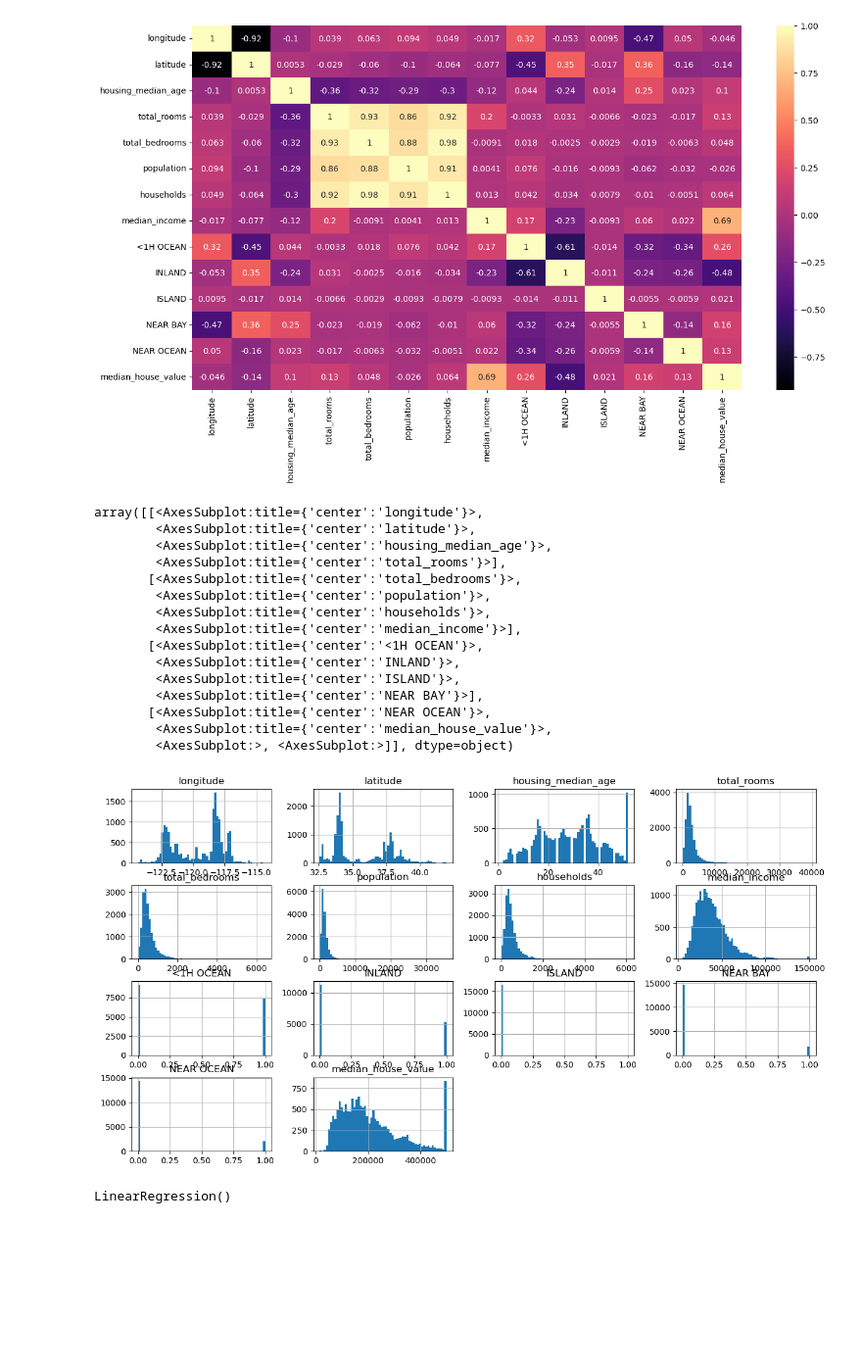
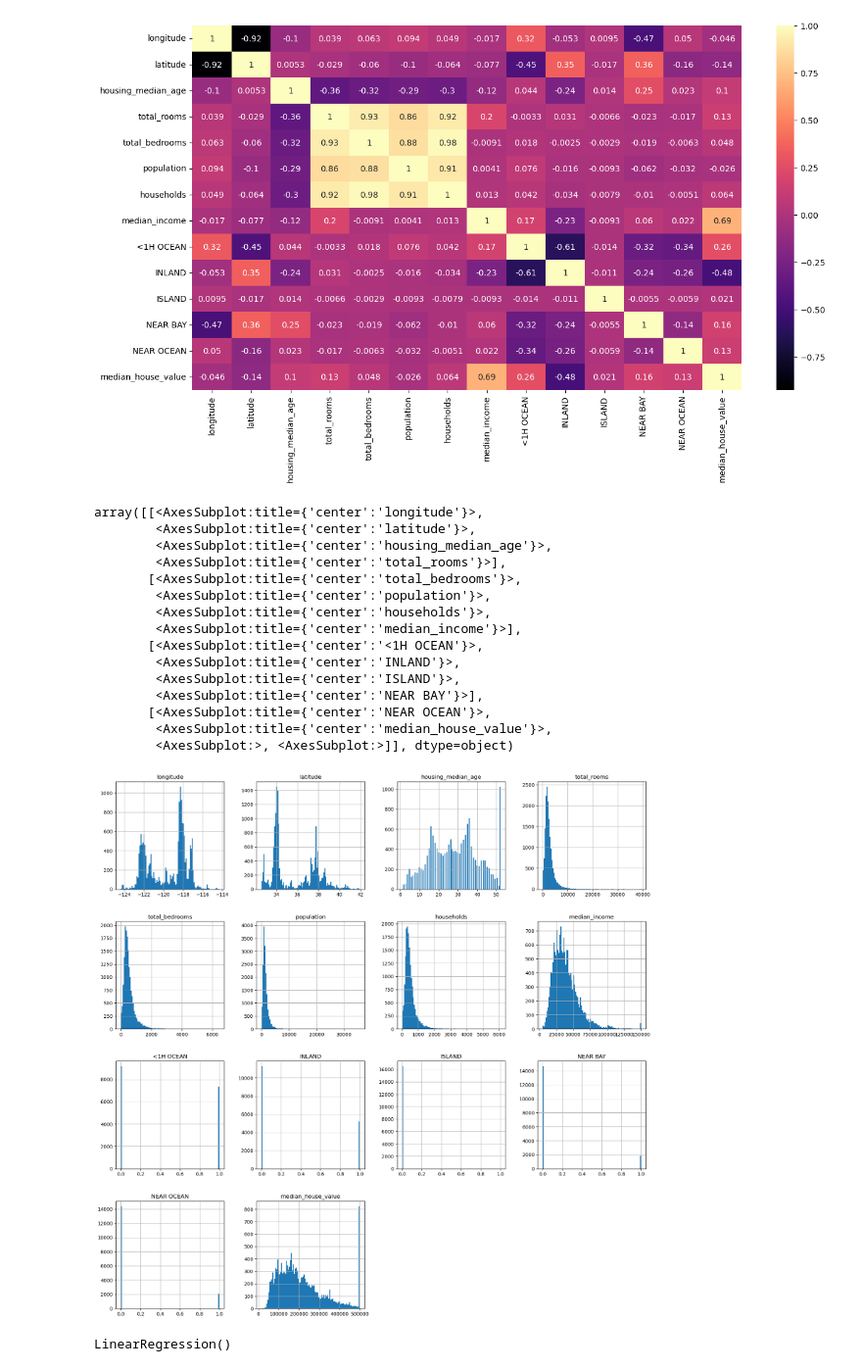
Before and after one commit to ivanzhl/california_house_price_predictions, a Jupyter notebook: houseprising.ipynb, the cells around one changed output. Shown: that part at 98% size. Saved outputs shown, nothing was run; the diff lists cells and outputs as text; code cells hidden in the pictures; blank space fills up the shorter version.

```diff
--- a/houseprising.ipynb
+++ b/houseprising.ipynb
@@ -164,24 +165,25 @@ sns.heatmap(tdf.corr(), annot=True, cmap='magma')
 <AxesSubplot:>
 [figure]
 # %%
-tdf.hist(bins=60, figsize=(15, 8))
+#histogramm
+tdf.hist(bins=100, figsize=(20,20))
 # %% [output]
 array([[<AxesSubplot:title={'center':'longitude'}>,
         <AxesSubplot:title={'center':'latitude'}>,
         <AxesSubplot:title={'center':'housing_median_age'}>,
         <AxesSubplot:title={'center':'total_rooms'}>],
        [<AxesSubplot:title={'center':'total_bedrooms'}>,
         <AxesSubplot:title={'center':'population'}>,
         <AxesSubplot:title={'center':'households'}>,
         <AxesSubplot:title={'center':'median_income'}>],
        [<AxesSubplot:title={'center':'<1H OCEAN'}>,
         <AxesSubplot:title={'center':'INLAND'}>,
         <AxesSubplot:title={'center':'ISLAND'}>,
         <AxesSubplot:title={'center':'NEAR BAY'}>],
        [<AxesSubplot:title={'center':'NEAR OCEAN'}>,
         <AxesSubplot:title={'center':'median_house_value'}>,
         <AxesSubplot:>, <AxesSubplot:>]], dtype=object)
-[figure, old version]
+[figure, new version]
 # %%
 #linear regression
 from sklearn.linear_model import LinearRegression
```
Also changed, not shown: parts of 2 cells of this notebook.
